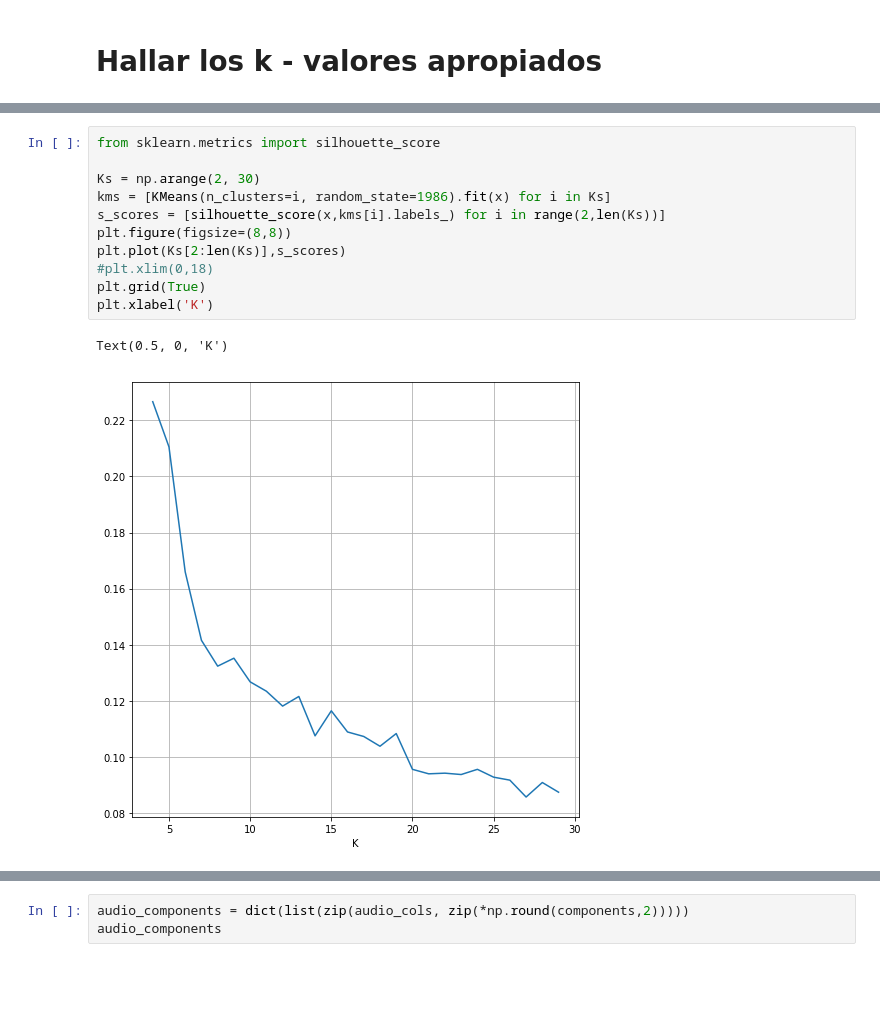
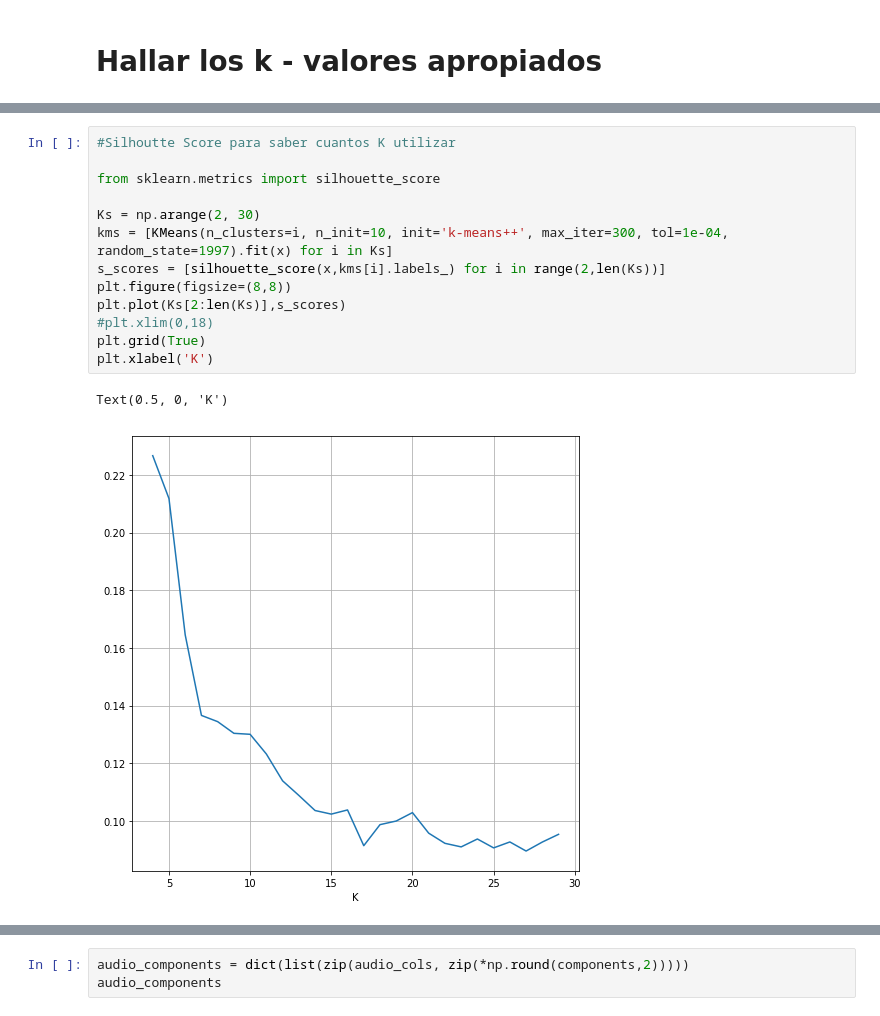
Before and after one commit to alopolisia/Clasificador---genero-de-canciones, a Jupyter notebook: Aplicando K-Mean.ipynb, the cells around one changed output, grey strips where cells are left out. Drawn from its saved outputs; the diff is of its cells as text; blank space fills up the shorter version.

```diff
--- a/Aplicando K-Mean.ipynb
+++ b/Aplicando K-Mean.ipynb
@@ -117,17 +183,19 @@ plt.title('Elbow Method')
 Text(0.5, 1.0, 'Elbow Method')
 [figure]
 # %%
+#Silhoutte Score para saber cuantos K utilizar
+
 from sklearn.metrics import silhouette_score
 
 Ks = np.arange(2, 30)
-kms = [KMeans(n_clusters=i, random_state=1986).fit(x) for i in Ks]
+kms = [KMeans(n_clusters=i, n_init=10, init='k-means++', max_iter=300, tol=1e-04, random_state=1997).fit(x) for i in Ks]
 s_scores = [silhouette_score(x,kms[i].labels_) for i in range(2,len(Ks))]
 plt.figure(figsize=(8,8))
 plt.plot(Ks[2:len(Ks)],s_scores)
 #plt.xlim(0,18)
 plt.grid(True)
 plt.xlabel('K')
 # %% [output]
 Text(0.5, 0, 'K')
-[figure, old version]
+[figure, new version]
 # %%
```
Also changed, not shown: parts of 23 cells of this notebook, 1 other file.
